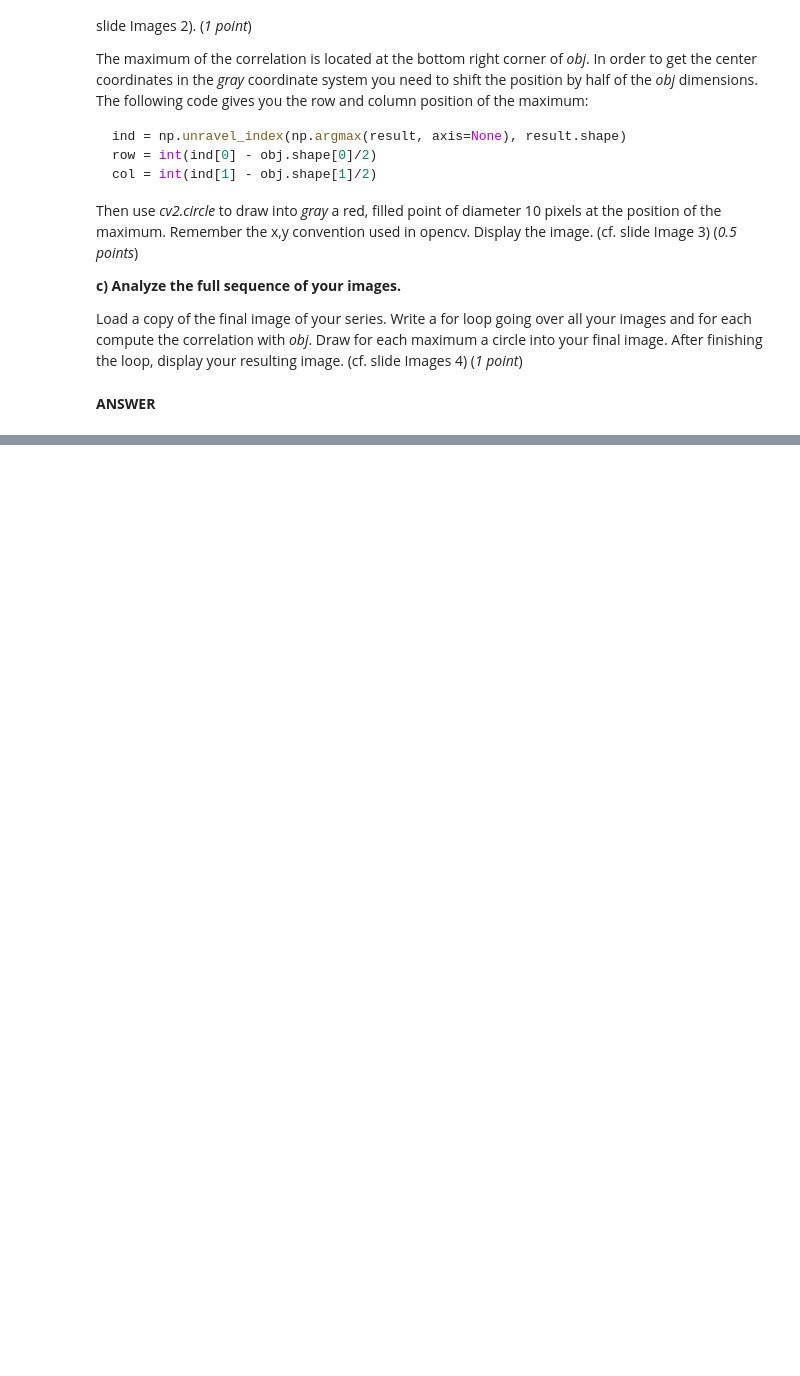
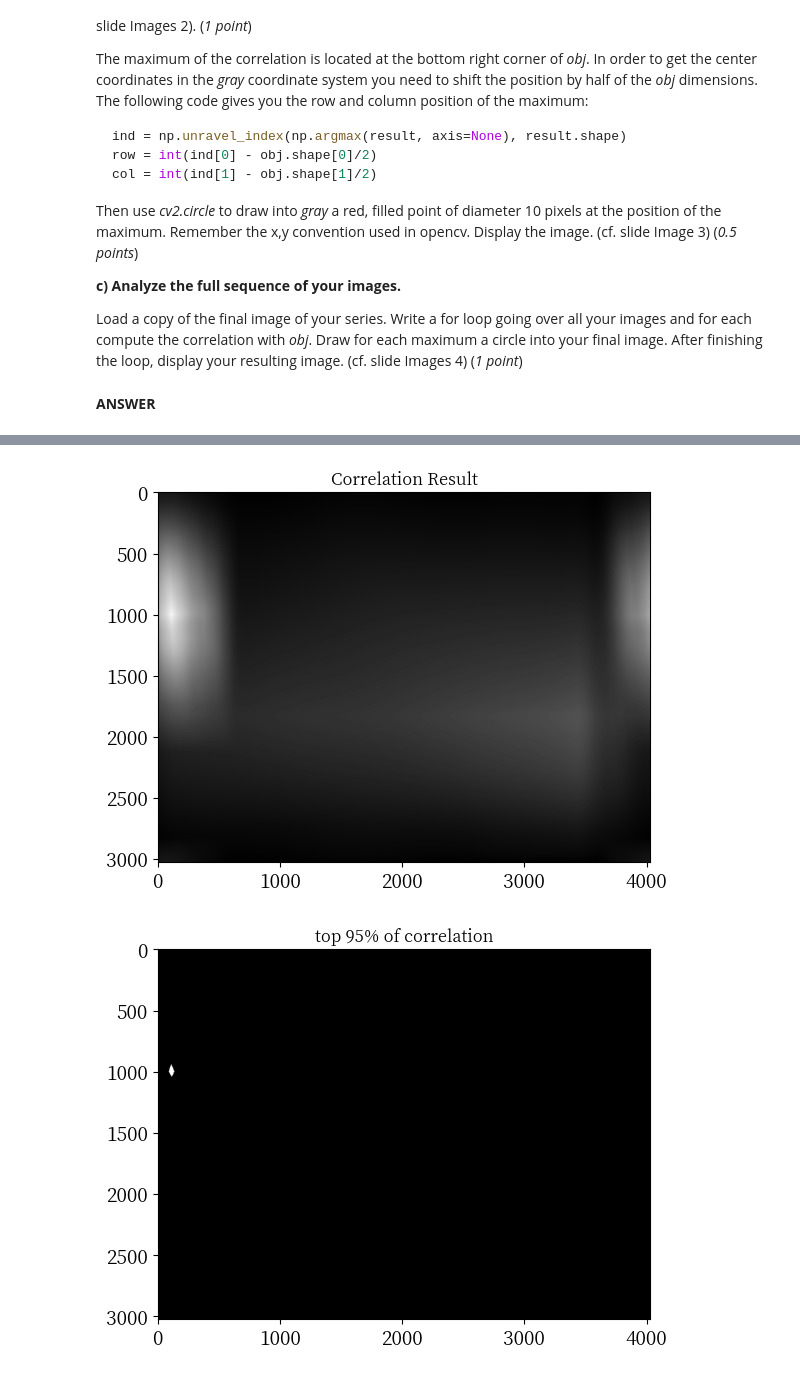
Before and after one commit to Matty-7/CS302-ComputerVision, a Jupyter notebook: CV_HW_4/Homework _4.ipynb, the cells around one changed output, grey strips where cells are left out. Saved outputs shown, nothing was run; the diff lists cells and outputs as text; code cells hidden in the pictures; blank space fills up the shorter version.

```diff
--- a/CV_HW_4/Homework _4.ipynb
+++ b/CV_HW_4/Homework _4.ipynb
@@ -264,0 +276,29 @@ cap.release()
+# %%
+import numpy as np
+from scipy import fftpack
+
+gray_fft = fftpack.fft2(gray)
+
+obj_padded = np.pad(obj, [(0, gray.shape[0] - obj.shape[0]), (0, gray.shape[1] - obj.shape[1])])
+obj_fft = fftpack.fft2(obj_padded)
+
+# Compute the correlation in Fourier space
+result_fft = gray_fft * obj_fft.conj()
+
+# Compute the inverse Fourier transform to get the correlation in spatial space
+result = fftpack.ifft2(result_fft).real
+
+plt.imshow(result, cmap='gray')
+plt.title('Correlation Result')
+plt.show()
+
+# Binarize the result with a threshold of 0.95 of the maximum value
+threshold = 0.95 * result.max()
+binary_result = result > threshold
+
+plt.imshow(binary_result, cmap='gray')
+plt.title('top 95% of correlation')
+plt.show()
+# %% [output]
+[figure, added]
+[figure, added]
```
Also changed, not shown: parts of 4 cells of this notebook.
